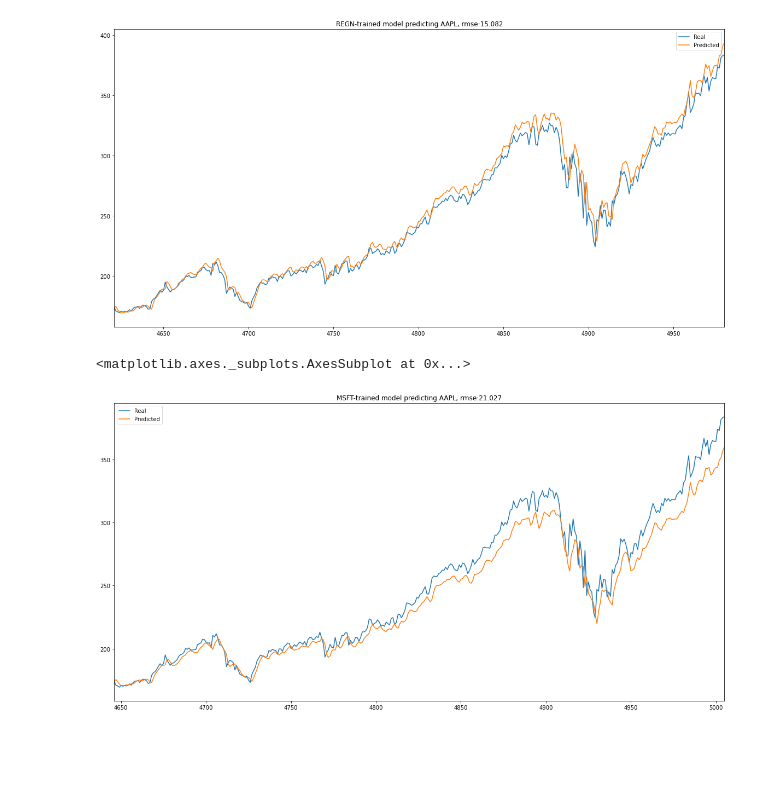
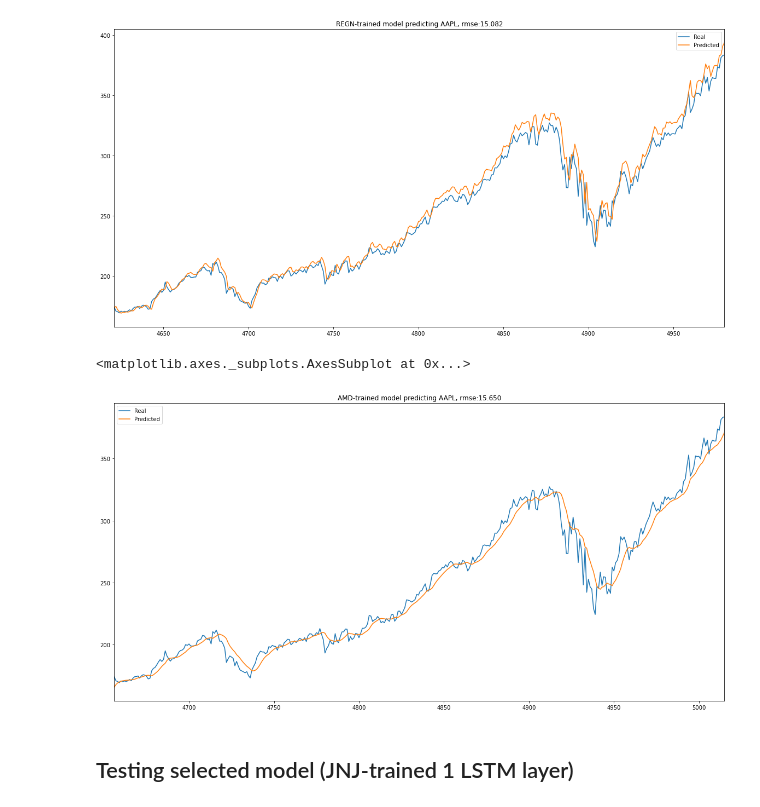
Before and after one commit to DT021/Twitter_Sentiment_Analysis_-_LSTM_Price_Prediction, a Jupyter notebook: Toufic/LSTM_stocks_v2.1.ipynb, the cells around one changed output. Drawn from its saved outputs; the diff is of its cells as text; code cells hidden in the pictures; blank space fills up the shorter version.

Commit message:
updated models and functions

```diff
--- a/Toufic/LSTM_stocks_v2.1.ipynb
+++ b/Toufic/LSTM_stocks_v2.1.ipynb
@@ -245,10 +269,12 @@ df_regn_1lstm_model.iloc[-360:,:].plot(figsize=(20,10),title=f'REGN-trained mode
 [figure]
 # %%
 csv_path = Path('./results/AMD_close_1lstm_model.csv')
-df_msft_1lstm_model = pd.read_csv(csv_path)
-df_msft_1lstm_model.drop(columns='Unnamed: 0', inplace=True)
-rmse = mean_squared_error(df_msft_1lstm_model.iloc[:,0],df_msft_1lstm_model.iloc[:,1], squared=False)
-df_msft_1lstm_model.iloc[-360:,:].plot(figsize=(20,10), title=f'MSFT-trained model predicting AAPL, rmse:{rmse:.3f}')
+df_amd_1lstm_model = pd.read_csv(csv_path)
+df_amd_1lstm_model.drop(columns='Unnamed: 0', inplace=True)
+rmse = mean_squared_error(df_amd_1lstm_model.iloc[:,0],df_amd_1lstm_model.iloc[:,1], squared=False)
+df_amd_1lstm_model.iloc[-360:,:].plot(figsize=(20,10), title=f'AMD-trained model predicting AAPL, rmse:{rmse:.3f}')
 # %% [output]
 <matplotlib.axes._subplots.AxesSubplot at 0x...>
-[figure, old version]
+[figure, new version]
+# %% [markdown]
+## Testing selected model (JNJ-trained 1 LSTM layer)
```
Also changed, not shown: parts of 16 cells of this notebook, 4 other files.
